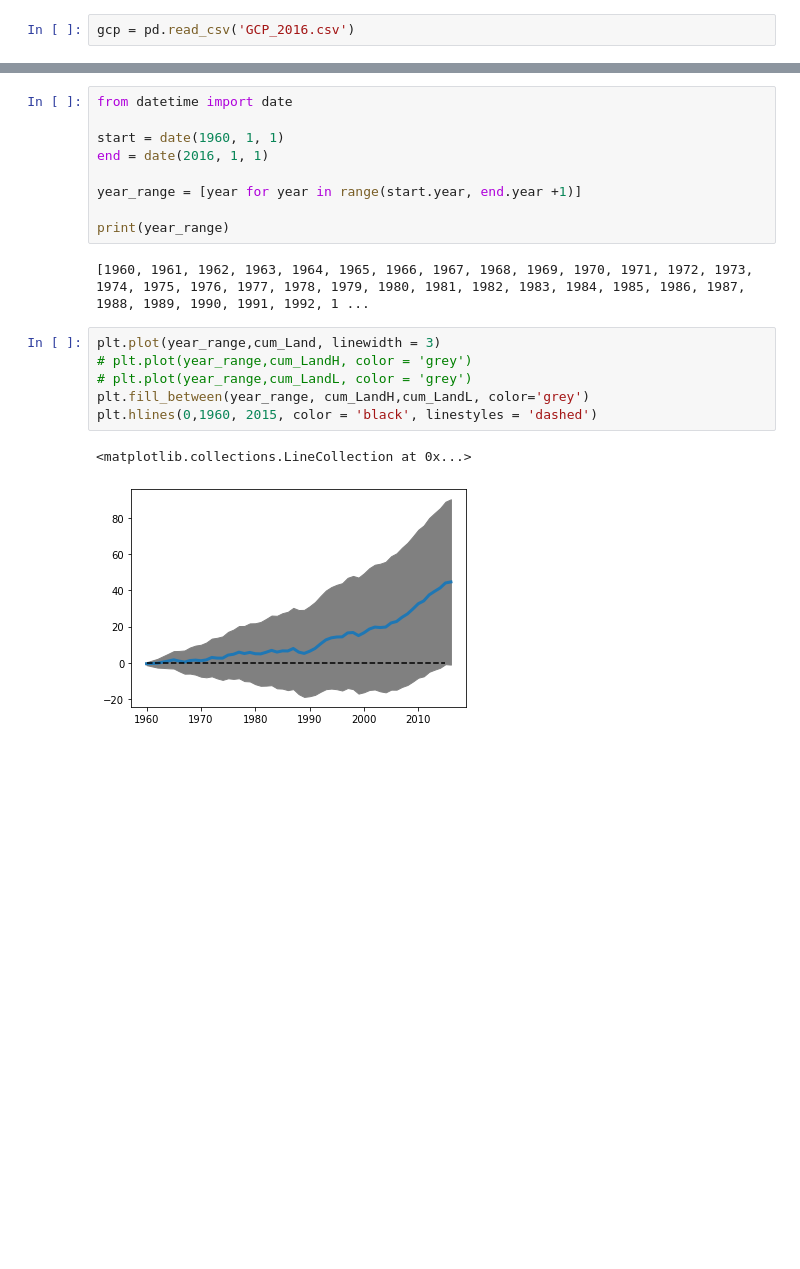
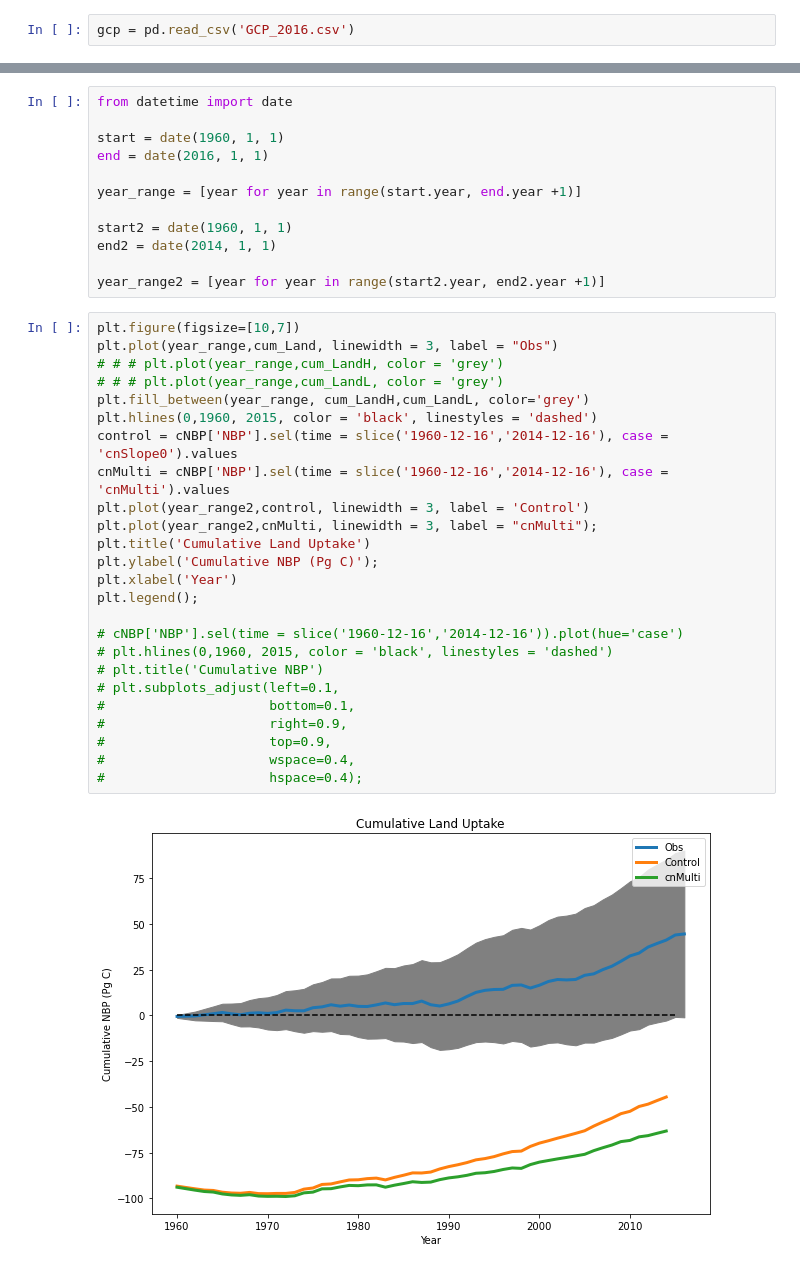
Before and after one commit to emhauser/Foliar-Stoichiometry_CO2, a Jupyter notebook: CNMulti.ipynb, the cells around one changed output, grey strips where cells are left out. Cells and saved outputs as stored; diff of their text form; blank space fills up the shorter version.

Commit message:
NBP plot with GCP data

```diff
--- a/CNMulti.ipynb
+++ b/CNMulti.ipynb
@@ -444,15 +446,34 @@ end = date(2016, 1, 1)
 
 year_range = [year for year in range(start.year, end.year +1)]
 
-print(year_range)
+start2 = date(1960, 1, 1)
+end2 = date(2014, 1, 1)
+
+year_range2 = [year for year in range(start2.year, end2.year +1)]
-# %% [output]
-[1960, 1961, 1962, 1963, 1964, 1965, 1966, 1967, 1968, 1969, 1970, 1971, 1972, 1973, 1974, 1975, 1976, 1977, 1978, 1979, 1980, 1981, 1982, 1983, 1984, 1985, 1986, 1987, 1988, 1989, 1990, 1991, 1992, 1 ...
 # %%
-plt.plot(year_range,cum_Land, linewidth = 3)
-# plt.plot(year_range,cum_LandH, color = 'grey')
-# plt.plot(year_range,cum_LandL, color = 'grey')
+plt.figure(figsize=[10,7])
+plt.plot(year_range,cum_Land, linewidth = 3, label = "Obs")
+# # # plt.plot(year_range,cum_LandH, color = 'grey')
+# # # plt.plot(year_range,cum_LandL, color = 'grey')
 plt.fill_between(year_range, cum_LandH,cum_LandL, color='grey')
 plt.hlines(0,1960, 2015, color = 'black', linestyles = 'dashed')
+control = cNBP['NBP'].sel(time = slice('1960-12-16','2014-12-16'), case = 'cnSlope0').values
+cnMulti = cNBP['NBP'].sel(time = slice('1960-12-16','2014-12-16'), case = 'cnMulti').values
+plt.plot(year_range2,control, linewidth = 3, label = 'Control')
+plt.plot(year_range2,cnMulti, linewidth = 3, label = "cnMulti");
+plt.title('Cumulative Land Uptake')
+plt.ylabel('Cumulative NBP (Pg C)');
+plt.xlabel('Year')
+plt.legend();
+
+# cNBP['NBP'].sel(time = slice('1960-12-16','2014-12-16')).plot(hue='case')
+# plt.hlines(0,1960, 2015, color = 'black', linestyles = 'dashed')
+# plt.title('Cumulative NBP')
+# plt.subplots_adjust(left=0.1,
+#                     bottom=0.1,
+#                     right=0.9,
+#                     top=0.9,
+#                     wspace=0.4,
+#                     hspace=0.4);
 # %% [output]
-<matplotlib.collections.LineCollection at 0x...>
-[figure, old version]
+[figure, new version]
```
Also changed, not shown: parts of 3 cells of this notebook.
